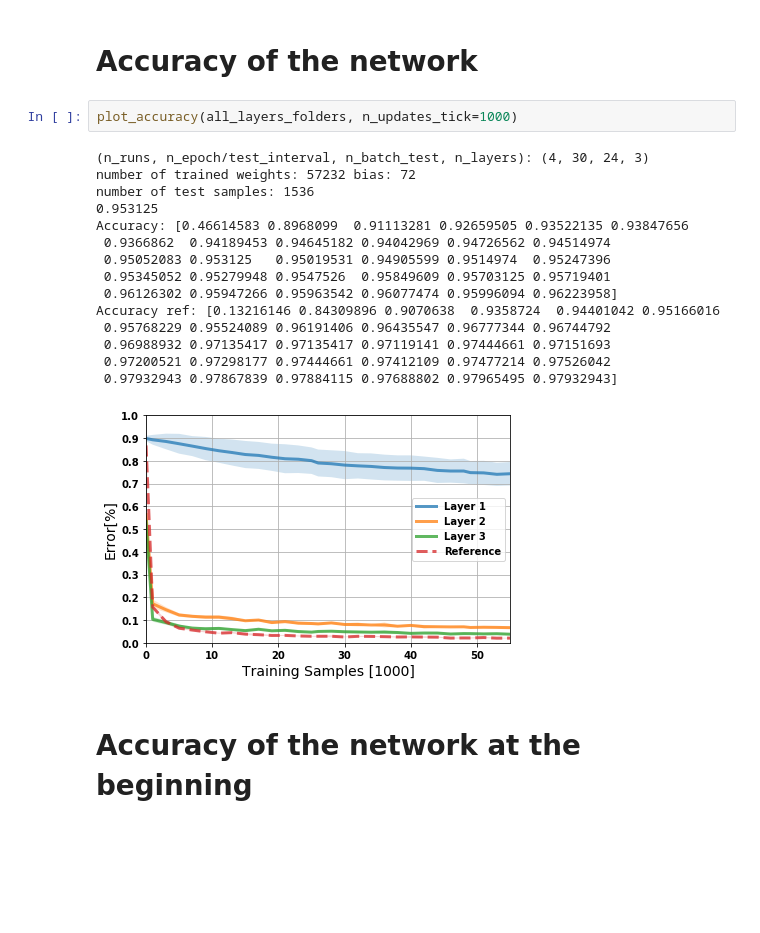
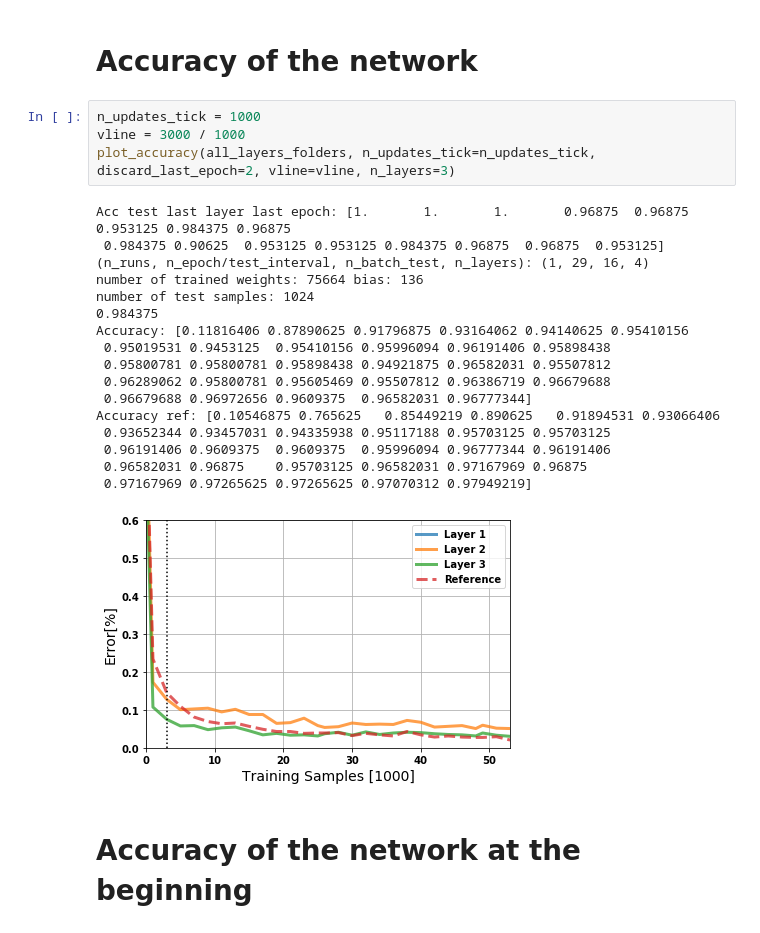
Before and after one commit to nmi-lab/dcll, a Jupyter notebook: notebooks/plot_mnist.ipynb, the cells around one changed output. Saved outputs shown, nothing was run; the diff lists cells and outputs as text; blank space fills up the shorter version.

```diff
--- a/notebooks/plot_mnist.ipynb
+++ b/notebooks/plot_mnist.ipynb
@@ -98,24 +112,28 @@ def plot_accuracy(directories, n_updates_tick=1, comment=""):
     savefig(path.join(path.dirname(directories[0]), 'convergence_mnist{}.png'.format(comment)), dpi=300, frameon=False)
 # %% [markdown]
 # Accuracy of the network
-# %%
-plot_accuracy(all_layers_folders, n_updates_tick=1000)
-# %% [output]
-(n_runs, n_epoch/test_interval, n_batch_test, n_layers): (4, 30, 24, 3)
-number of trained weights: 57232 bias: 72
-number of test samples: 1536
-0.953125
-Accuracy: [0.46614583 0.8968099  0.91113281 0.92659505 0.93522135 0.93847656
- 0.9366862  0.94189453 0.94645182 0.94042969 0.94726562 0.94514974
- 0.95052083 0.953125   0.95019531 0.94905599 0.9514974  0.95247396
- 0.95345052 0.95279948 0.9547526  0.95849609 0.95703125 0.95719401
- 0.96126302 0.95947266 0.95963542 0.96077474 0.95996094 0.96223958]
-Accuracy ref: [0.13216146 0.84309896 0.9070638  0.9358724  0.94401042 0.95166016
- 0.95768229 0.95524089 0.96191406 0.96435547 0.96777344 0.96744792
- 0.96988932 0.97135417 0.97135417 0.97119141 0.97444661 0.97151693
- 0.97200521 0.97298177 0.97444661 0.97412109 0.97477214 0.97526042
- 0.97932943 0.97867839 0.97884115 0.97688802 0.97965495 0.97932943]
-[figure, removed]
+# %%
+n_updates_tick = 1000
+vline = 3000 / 1000
+plot_accuracy(all_layers_folders, n_updates_tick=n_updates_tick, discard_last_epoch=2, vline=vline, n_layers=3)
+# %% [output]
+Acc test last layer last epoch: [1.       1.       1.       0.96875  0.96875  0.953125 0.984375 0.96875
+ 0.984375 0.90625  0.953125 0.953125 0.984375 0.96875  0.96875  0.953125]
+(n_runs, n_epoch/test_interval, n_batch_test, n_layers): (1, 29, 16, 4)
+number of trained weights: 75664 bias: 136
+number of test samples: 1024
+0.984375
+Accuracy: [0.11816406 0.87890625 0.91796875 0.93164062 0.94140625 0.95410156
+ 0.95019531 0.9453125  0.95410156 0.95996094 0.96191406 0.95898438
+ 0.95800781 0.95800781 0.95898438 0.94921875 0.96582031 0.95507812
+ 0.96289062 0.95800781 0.95605469 0.95507812 0.96386719 0.96679688
+ 0.96679688 0.96972656 0.9609375  0.96582031 0.96777344]
+Accuracy ref: [0.10546875 0.765625   0.85449219 0.890625   0.91894531 0.93066406
+ 0.93652344 0.93457031 0.94335938 0.95117188 0.95703125 0.95703125
+ 0.96191406 0.9609375  0.9609375  0.95996094 0.96777344 0.96191406
+ 0.96582031 0.96875    0.95703125 0.96582031 0.97167969 0.96875
+ 0.97167969 0.97265625 0.97265625 0.97070312 0.97949219]
+[figure, added]
 # %% [markdown]
 # Accuracy of the network at the beginning
 # %%
```
Also changed, not shown: parts of 5 cells of this notebook.
